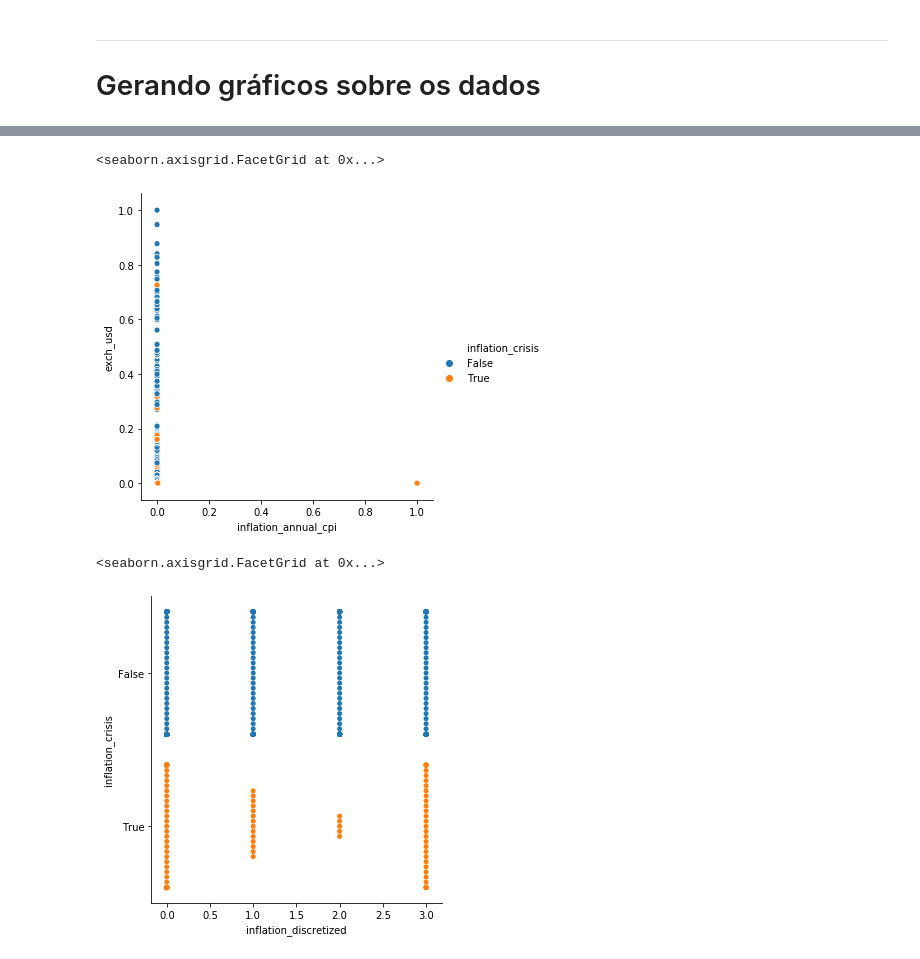
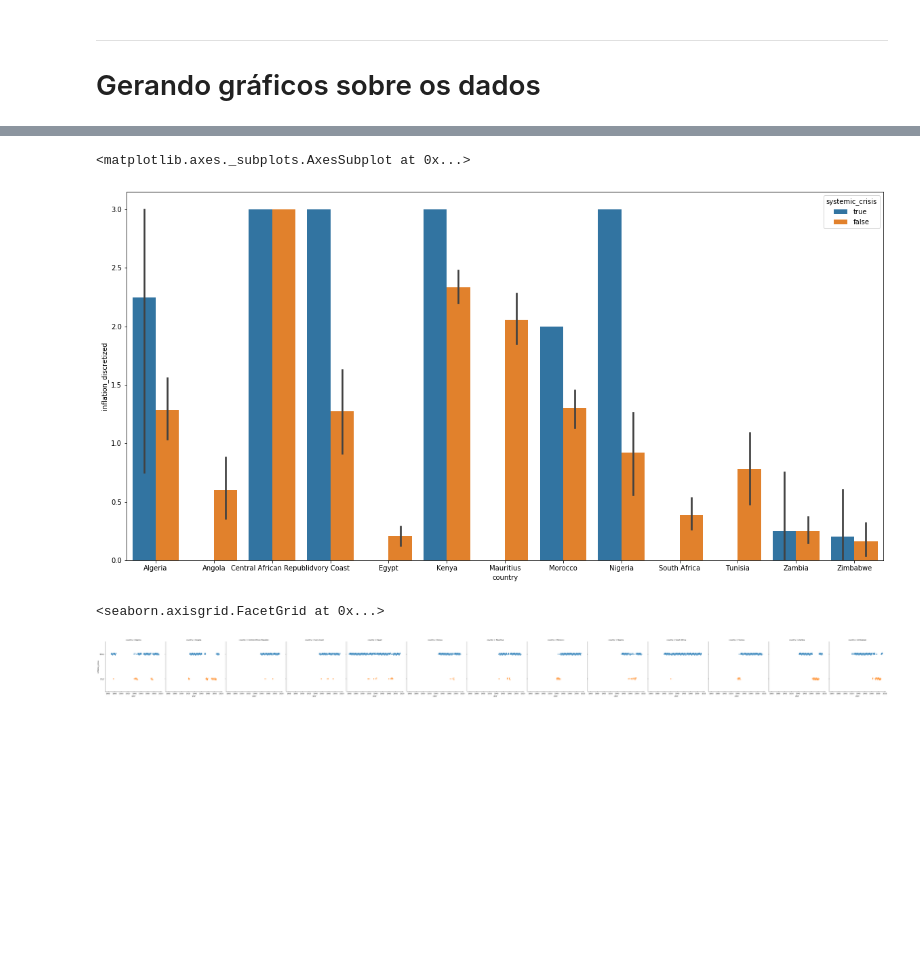
Before and after one commit to OsmarHofman/African-Crisis-Data-Mining, a Jupyter notebook: Pre_Processamento.ipynb, the cells around one changed output, grey strips where cells are left out. Cells and saved outputs as stored; diff of their text form; code cells hidden in the pictures; blank space fills up the shorter version.

```diff
--- a/Pre_Processamento.ipynb
+++ b/Pre_Processamento.ipynb
@@ -148,0 +151,7 @@ See the caveats in the documentation: http://pandas.pydata.org/pandas-docs/stabl
+# %%
+to_replace = {
+    0:'no_crisis',
+    1:'crisis',
+}
+df['currency_crisis'] = df.currency_crisis.replace(to_replace = to_replace)
+df
@@ -234,0 +265,5 @@ See the caveats in the documentation: http://pandas.pydata.org/pandas-docs/stabl
+# %%
+df.loc[:,('exch_usd_discretized_zero')] = df['exch_usd_discretized'].apply(lambda x : x == 0).values
+df.loc[:,('exch_usd_discretized_one')] = df['exch_usd_discretized'].apply(lambda x : x == 1).values
+df.loc[:,('exch_usd_discretized_two')] = df['exch_usd_discretized'].apply(lambda x : x == 2).values
+df.loc[:,('exch_usd_discretized_three')] = df['exch_usd_discretized'].apply(lambda x : x == 3).values
@@ -234,0 +283,6 @@ See the caveats in the documentation: http://pandas.pydata.org/pandas-docs/stabl
+# %%
+df.loc[:,('inflation_discretized_zero')] = df['inflation_discretized'].apply(lambda x : x == 0).values
+df.loc[:,('inflation_discretized_one')] = df['inflation_discretized'].apply(lambda x : x == 1).values
+df.loc[:,('inflation_discretized_two')] = df['inflation_discretized'].apply(lambda x : x == 2).values
+df.loc[:,('inflation_discretized_three')] = df['inflation_discretized'].apply(lambda x : x == 3).values
+df
@@ -235,7 +313,7 @@ See the caveats in the documentation: http://pandas.pydata.org/pandas-docs/stabl
 # %% [markdown]
 &nbsp; Também para auxiliar na visualização, será movido o atributo `currency_crisis` para a ultima posição, visto que é o atributo classe do conjunto.
 # %%
-df = df[['country','year','exch_usd','exch_usd_discretized','domestic_debt_default','sovereign_external_debt_default','gdp_weighted_default','inflation_annual_cpi','inflation_discretized','independence','systemic_crisis','inflation_crisis','banking_crisis','currency_crisis']]
+df = df[['country','year','exch_usd','exch_usd_discretized','domestic_debt_default','sovereign_external_debt_default','gdp_weighted_default','inflation_annual_cpi','inflation_discretized','independence','systemic_crisis','inflation_crisis','banking_crisis','exch_usd_discretized_zero','exch_usd_discretized_one','exch_usd_discretized_two','exch_usd_discretized_three','inflation_discretized_zero','inflation_discretized_one','inflation_discretized_two','inflation_discretized_three','currency_crisis']]
 df
 # %% [output]
 |  | country | year | exch_usd | exch_usd_discretized | domestic_debt_default | sovereign_external_debt_default | ... |
@@ -420,10 +511,11 @@ import seaborn as sns
+# %%
+fig, ax = pyplot.subplots(figsize=(20,10))
+sns.barplot(x="country", y="inflation_discretized",hue="systemic_crisis", data=df)
+# %% [output]
+<matplotlib.axes._subplots.AxesSubplot at 0x...>
+[figure, added]
 # %%
-sns.relplot(x="inflation_annual_cpi", y="exch_usd",hue="inflation_crisis",data=df)
+sns.catplot(x="year", y="inflation_crisis",col="country",kind='swarm', data=df)
 # %% [output]
 <seaborn.axisgrid.FacetGrid at 0x...>
-[figure, old version]
+[figure, new version]
-# %%
-sns.catplot(x="inflation_discretized", y="inflation_crisis",kind='swarm', data=df)
-# %% [output]
-<seaborn.axisgrid.FacetGrid at 0x...>
-[figure, removed]
```
Also changed, not shown: parts of 28 cells of this notebook.
